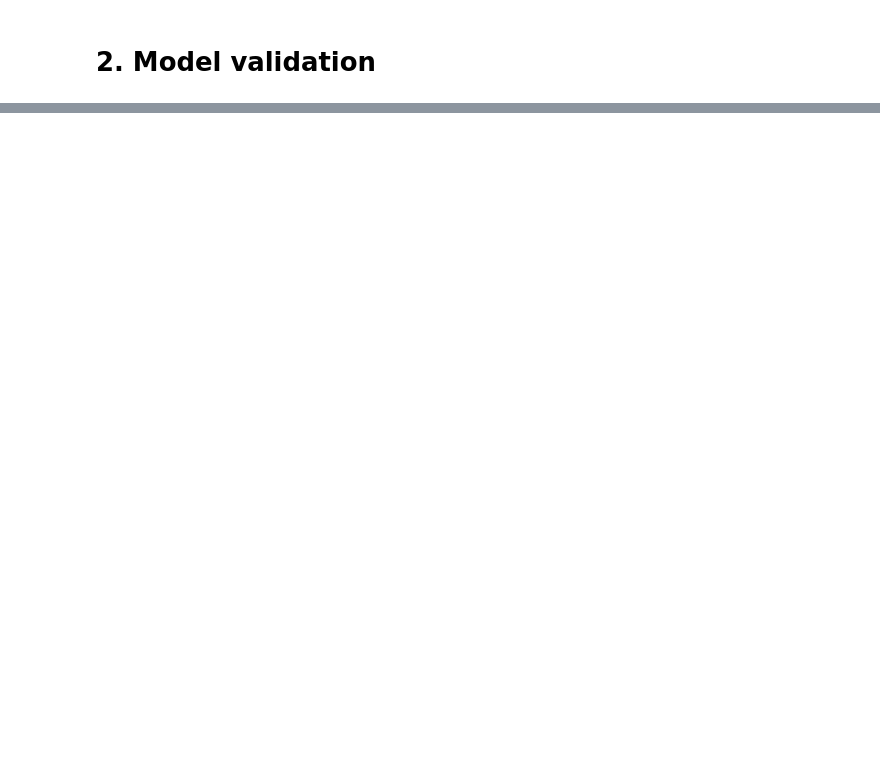
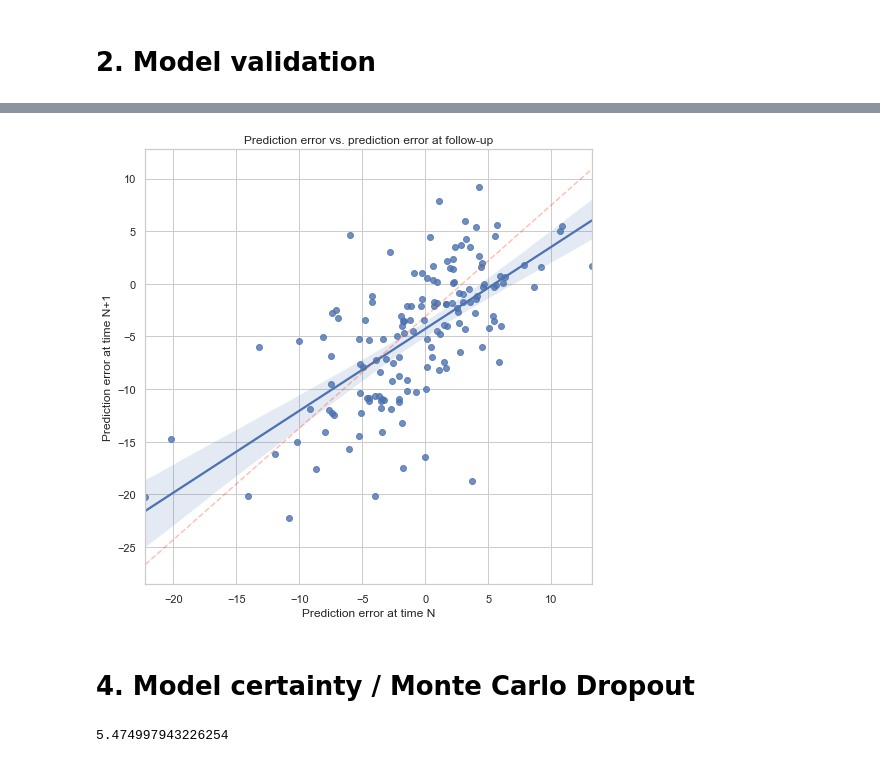
Before and after one commit to epodium/EEG_age_prediction, a Jupyter notebook: Notebooks/Deep learning EEG_model validation_DL.ipynb, the cells around one changed output, grey strips where cells are left out. Cells and saved outputs as stored; diff of their text form; code cells hidden in the pictures; blank space fills up the shorter version.

```diff
--- a/Notebooks/Deep learning EEG_model validation_DL.ipynb
+++ b/Notebooks/Deep learning EEG_model validation_DL.ipynb
@@ -315,0 +467,19 @@ error_stability(loaded_model, IDs_test)
+# %%
+%matplotlib inline
+
+fig, ax = plt.subplots(figsize=(8,8))
+sns.regplot(x=errors_time_N, y=errors_time_N1)
+
+ax.plot(ax.get_xlim(), ax.get_ylim(), ls="--", c=(1,0.2,0,0.3))
+ax.grid()
+ax.set_axisbelow(True)
+
+ax.set_xlabel('Prediction error at time N')
+ax.set_ylabel('Prediction error at time N+1')
+ax.set_title('Prediction error vs. prediction error at follow-up')
+
+plt.grid()
+# %% [output]
+[figure, added]
+# %% [markdown]
+# 4. Model certainty / Monte Carlo Dropout
@@ -315,0 +589,10 @@ error_stability(loaded_model, IDs_test)
+# %%
+from sklearn.metrics import mean_absolute_error
+
+model_b = fully_connected_model()
+model_b.load_weights(os.path.join(PATH_MODELS, MODEL_NAME))
+
+y_true, y_pred = test_model_epochs_subsets(model_b, IDs_test)
+mean_absolute_error(y_true, y_pred)
+# %% [output]
+5.474997943226254
```
Also changed, not shown: parts of 28 cells of this notebook, 1 other file.
